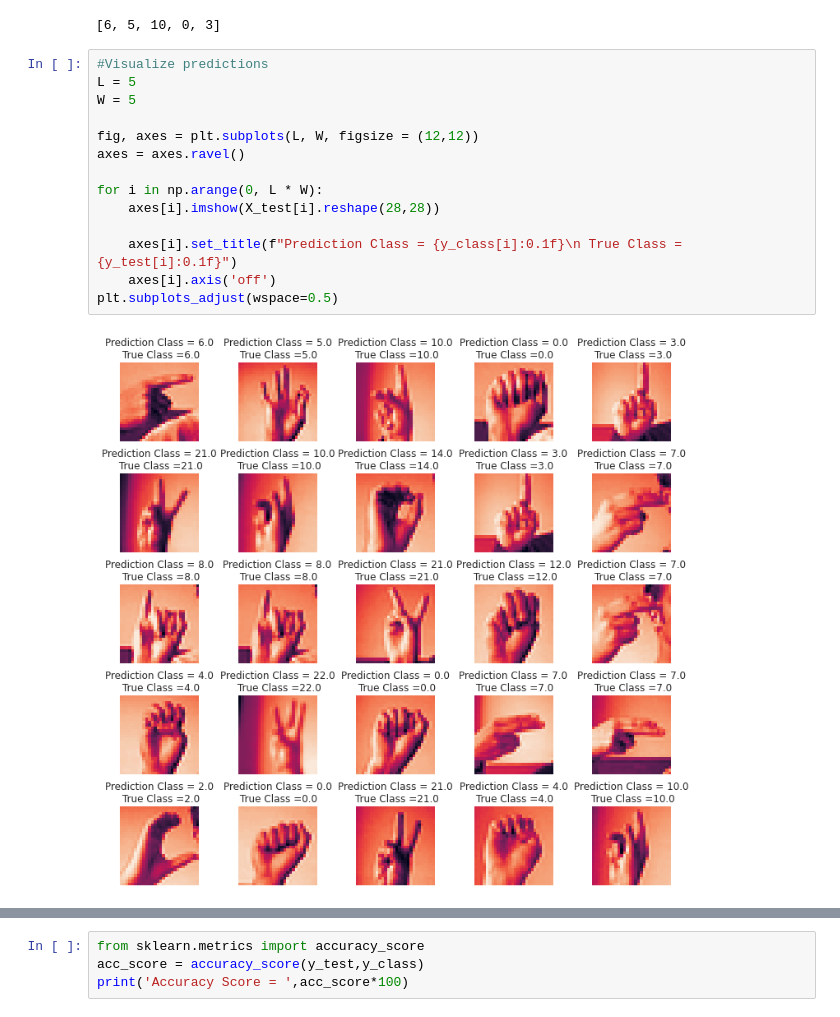
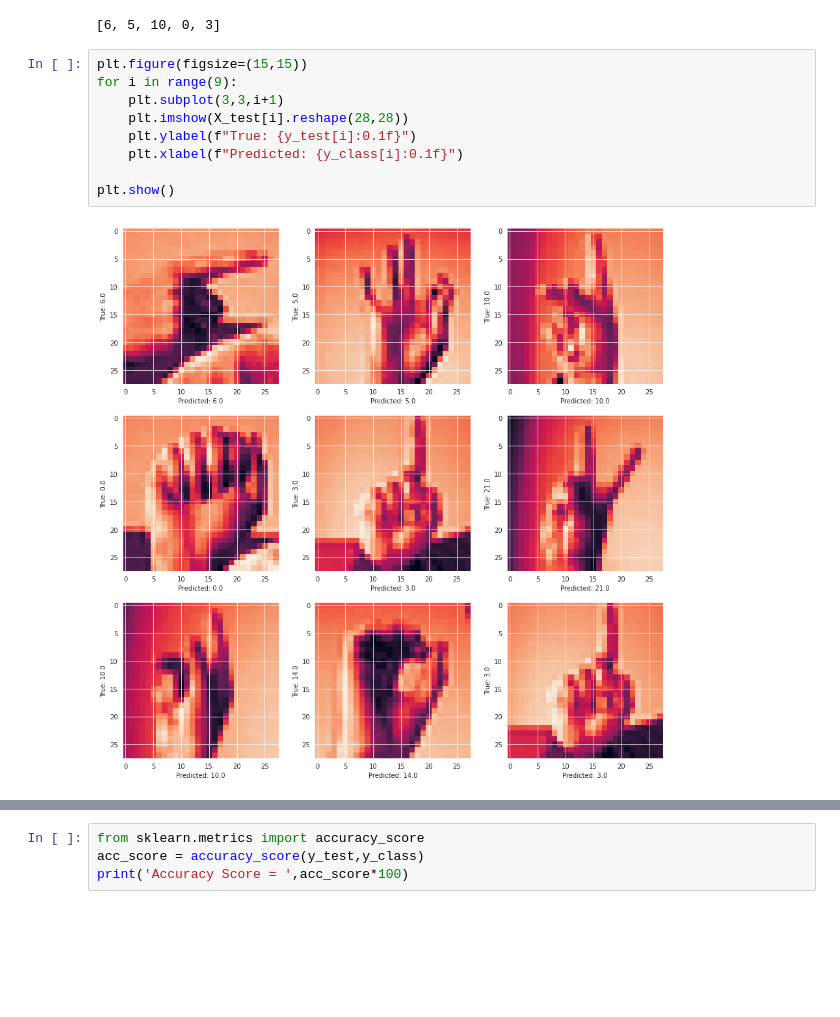
Before and after one commit to praveen-kumars/Sign-Language-Recognition, a Jupyter notebook: Sign_Language_Recognition.ipynb, the cells around one changed output, grey strips where cells are left out. Cells and saved outputs as stored; diff of their text form; blank space fills up the shorter version.

```diff
--- a/Sign_Language_Recognition.ipynb
+++ b/Sign_Language_Recognition.ipynb
@@ -224,20 +218,15 @@ y_class=[np.argmax(element) for element in y_pred]
 y_class[:5]
 # %% [output]
 [6, 5, 10, 0, 3]
-# %%
-#Visualize predictions
-L = 5
-W = 5
-
-fig, axes = plt.subplots(L, W, figsize = (12,12))
-axes = axes.ravel()
-
-for i in np.arange(0, L * W):
-    axes[i].imshow(X_test[i].reshape(28,28))
-
-    axes[i].set_title(f"Prediction Class = {y_class[i]:0.1f}\n True Class ={y_test[i]:0.1f}")
-    axes[i].axis('off')
-plt.subplots_adjust(wspace=0.5)
-# %% [output]
-[figure, removed]
+# %%
+plt.figure(figsize=(15,15))
+for i in range(9):
+    plt.subplot(3,3,i+1)
+    plt.imshow(X_test[i].reshape(28,28))
+    plt.ylabel(f"True: {y_test[i]:0.1f}")
+    plt.xlabel(f"Predicted: {y_class[i]:0.1f}")
+
+plt.show()
+# %% [output]
+[figure, added]
 # %%
```
Also changed, not shown: parts of 7 cells of this notebook.
